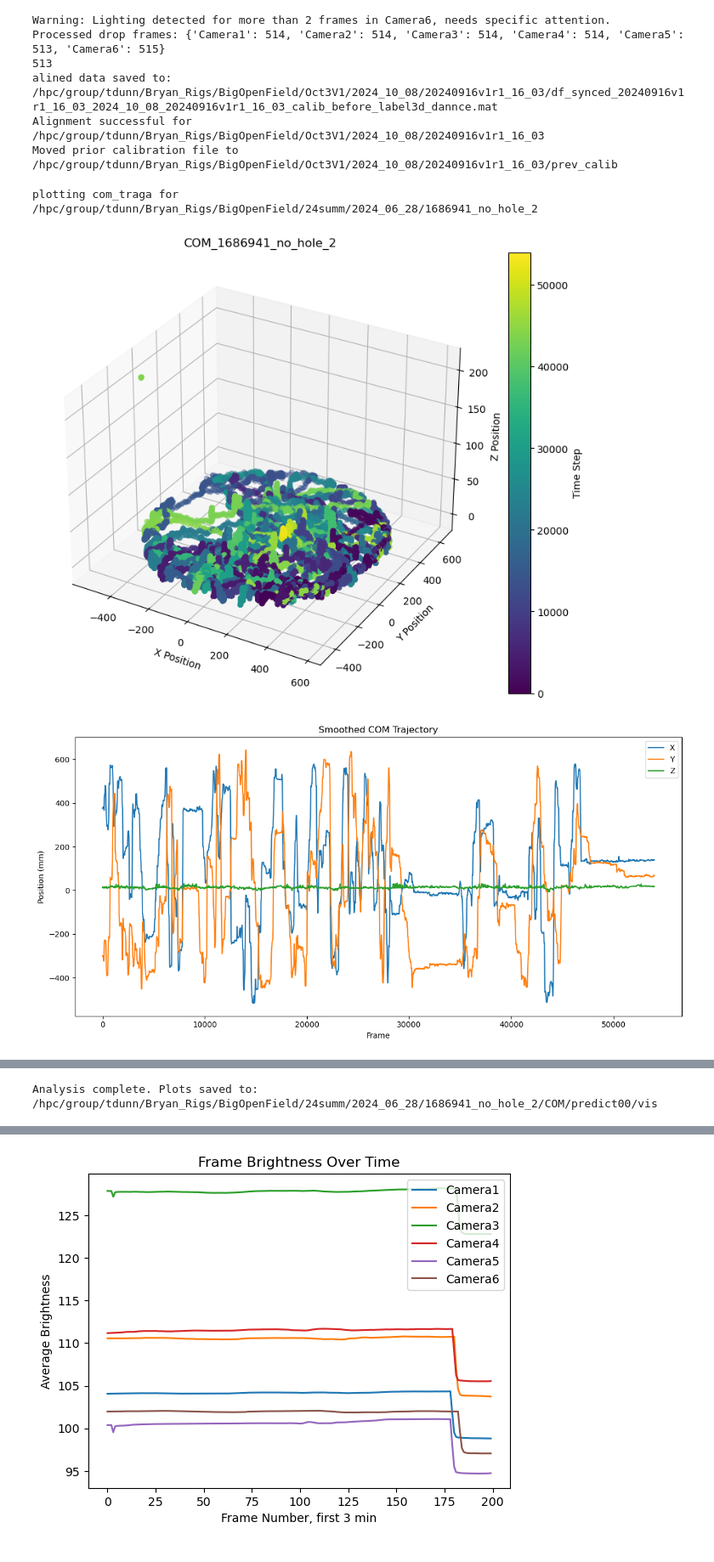
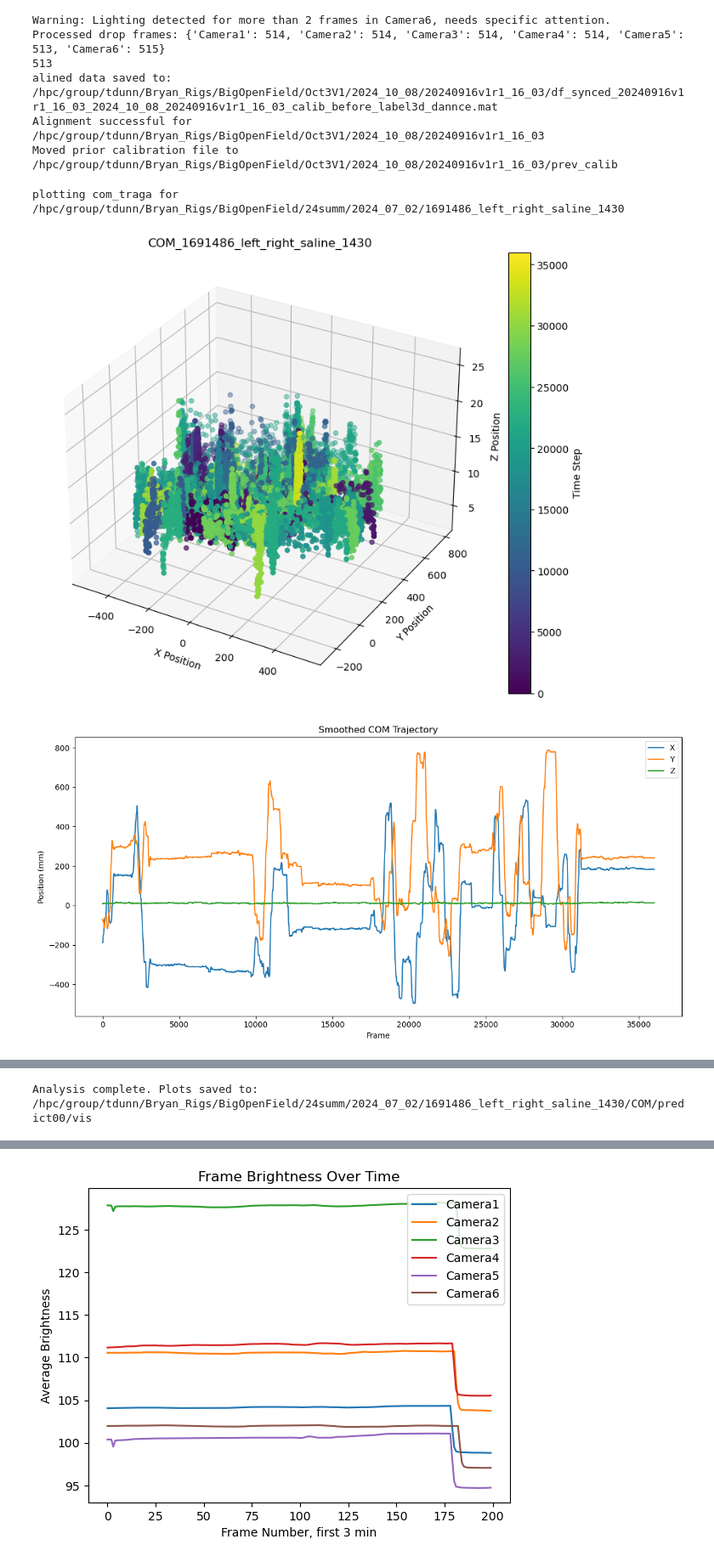
Before and after one commit to gadsfly/BBOP, a Jupyter notebook: execution/try/sync_df_from_raw_exe.ipynb, the cells around one changed output, grey strips where cells are left out. Shown at 85% size. Drawn from its saved outputs; the diff is of its cells as text; code cells hidden in the pictures.

```diff
--- a/execution/try/sync_df_from_raw_exe.ipynb
+++ b/execution/try/sync_df_from_raw_exe.ipynb
@@ -49,12 +49,12 @@ Moved prior calibration file to /hpc/group/tdunn/Bryan_Rigs/BigOpenField/Oct3V1/
 # %%
 import sys
 import os
 sys.path.append(os.path.abspath('../..'))
 from utlis.vis_valid_utlis.com_trag_updated import plot_com_all
 
-base_folder = '/hpc/group/tdunn/Bryan_Rigs/BigOpenField/24summ/2024_06_28/1686941_no_hole_2'
-plot_com_all(base_folder) #com_folder_name='COM/predict00', perform_jump_indices=True, perform_video_generation=False, perform_generate_com_video=False
+base_folder = '/hpc/group/tdunn/Bryan_Rigs/BigOpenField/24summ/2024_07_02/1691486_left_right_saline_1430'
+plot_com_all(base_folder, perform_jump_indices=True, perform_video_generation=True) #com_folder_name='COM/predict00', perform_jump_indices=True, perform_video_generation=False, perform_generate_com_video=False
 # %% [output]
-plotting com_traga for /hpc/group/tdunn/Bryan_Rigs/BigOpenField/24summ/2024_06_28/1686941_no_hole_2
+plotting com_traga for /hpc/group/tdunn/Bryan_Rigs/BigOpenField/24summ/2024_07_02/1691486_left_right_saline_1430
-[figure, old version]
+[figure, new version]
-[figure, old version]
+[figure, new version]
@@ -61 +62 @@ plotting com_traga for /hpc/group/tdunn/Bryan_Rigs/BigOpenField/24summ/2024_06_2
-Analysis complete. Plots saved to: /hpc/group/tdunn/Bryan_Rigs/BigOpenField/24summ/2024_06_28/1686941_no_hole_2/COM/predict00/vis
+Analysis complete. Plots saved to: /hpc/group/tdunn/Bryan_Rigs/BigOpenField/24summ/2024_07_02/1691486_left_right_saline_1430/COM/predict00/vis
```
Also changed, not shown: parts of 2 cells of this notebook, 6 other files.
